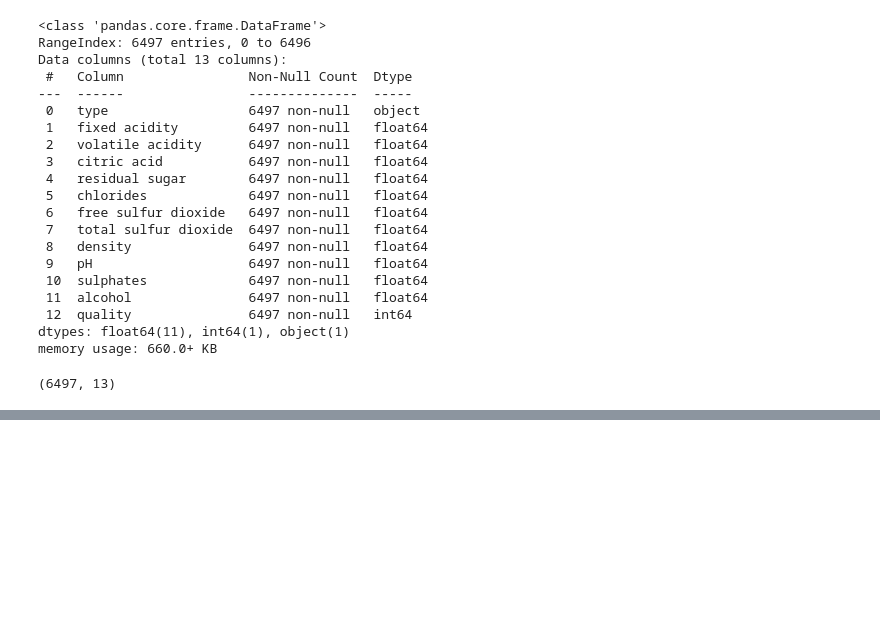
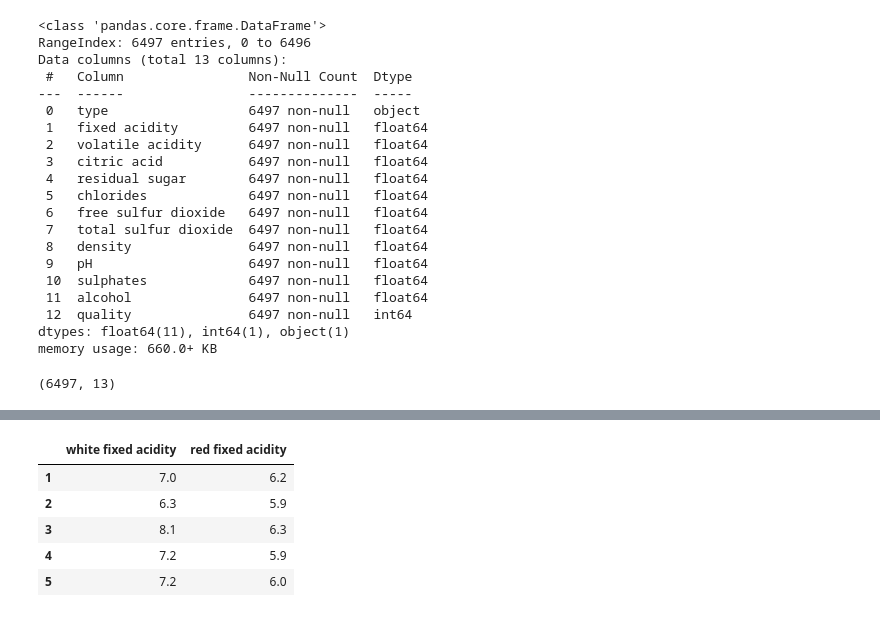
Before and after one commit to elenem-demo/UCDPA_EleneM, a Jupyter notebook: WineQuality.ipynb, the cells around one changed output, grey strips where cells are left out. Saved outputs shown, nothing was run; the diff lists cells and outputs as text; code cells hidden in the pictures; blank space fills up the shorter version.

```diff
--- a/WineQuality.ipynb
+++ b/WineQuality.ipynb
@@ -514,0 +595,7 @@ newdf_cols = ["residual sugar", "quality"]
+# %%
+color1 = pd.DataFrame(
+    {
+        "white fixed acidity": ["7.0", "6.3", "8.1", "7.2", "7.2"],
+    },
+    index=[1, 2, 3, 4, 5 ],
+)
@@ -514,0 +611,7 @@ newdf_cols = ["residual sugar", "quality"]
+# %%
+color2 = pd.DataFrame(
+    {
+        "red fixed acidity": ["6.2", "5.9", "6.3", "5.9", "6.0"],
+    },
+    index=[1, 2, 3, 4, 5 ],
+)
@@ -514,0 +627,9 @@ newdf_cols = ["residual sugar", "quality"]
+# %%
+pd.concat([color1,color2], axis=1)
+# %% [output]
+|  | white fixed acidity | red fixed acidity |
+| 1 | 7.0 | 6.2 |
+| 2 | 6.3 | 5.9 |
+| 3 | 8.1 | 6.3 |
+| 4 | 7.2 | 5.9 |
+| 5 | 7.2 | 6.0 |
```
Also changed, not shown: parts of 27 cells of this notebook.
